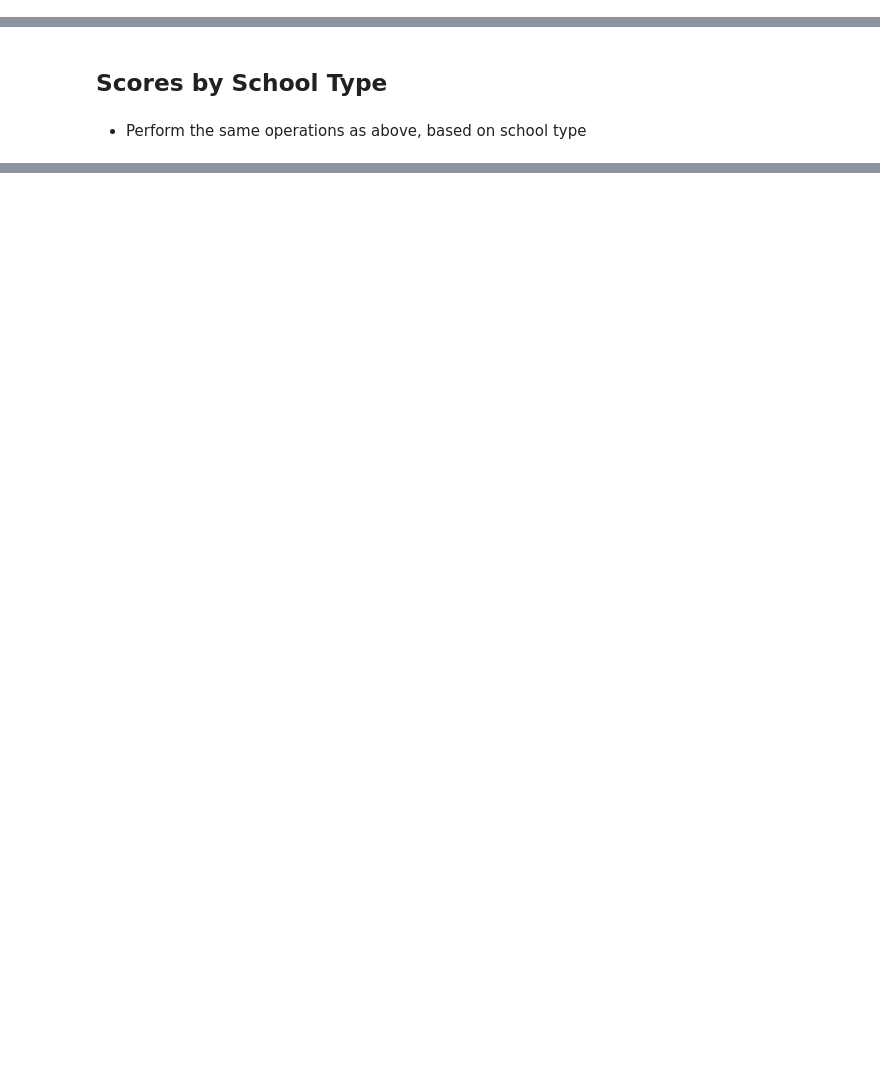
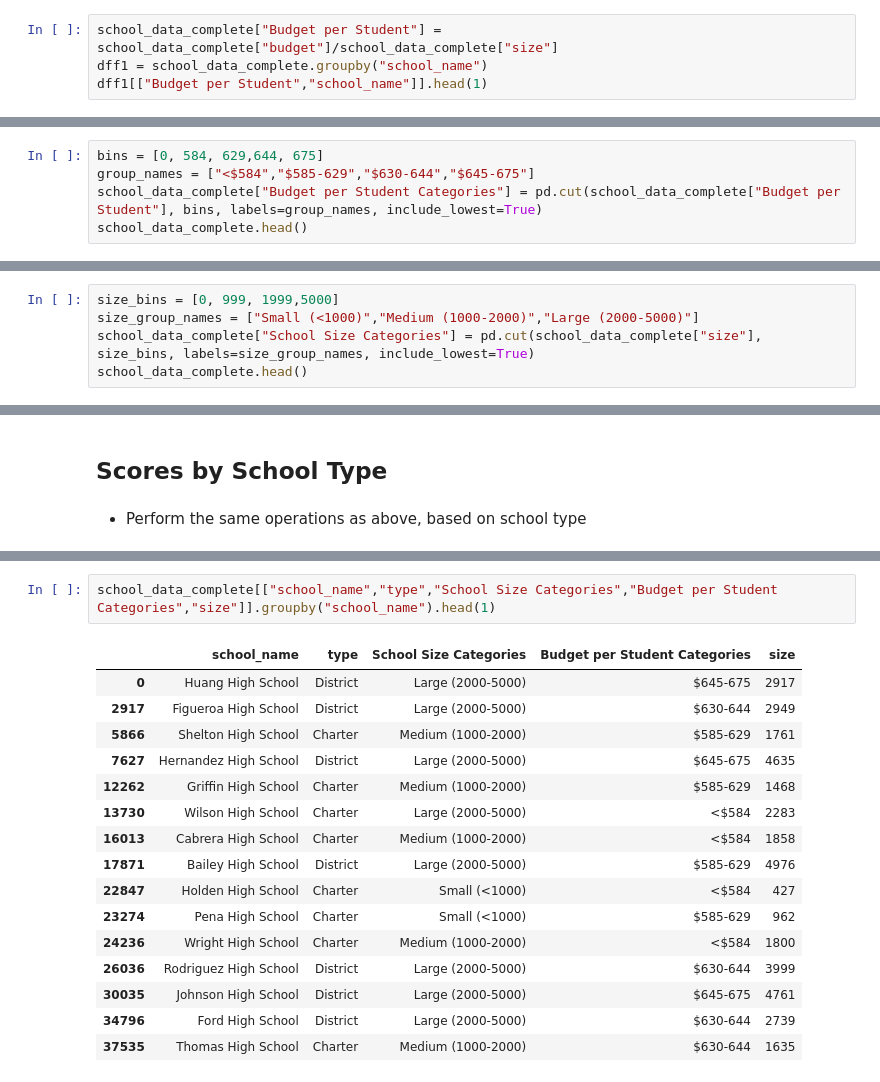
Before and after one commit to jwr1969/pandas-challenge, a Jupyter notebook: PyCitySchools_Solution.ipynb, the cells around one changed output, grey strips where cells are left out. Cells and saved outputs as stored; diff of their text form; blank space fills up the shorter version.

```diff
--- a/PyCitySchools_Solution.ipynb
+++ b/PyCitySchools_Solution.ipynb
@@ -287,0 +297,4 @@ school_data_complete.groupby("school_name").unique()
+# %%
+school_data_complete["Budget per Student"] = school_data_complete["budget"]/school_data_complete["size"]
+dff1 = school_data_complete.groupby("school_name")
+dff1[["Budget per Student","school_name"]].head(1)
@@ -287,0 +318,5 @@ school_data_complete.groupby("school_name").unique()
+# %%
+bins = [0, 584, 629,644, 675]
+group_names = ["<$584","$585-629","$630-644","$645-675"]
+school_data_complete["Budget per Student Categories"] = pd.cut(school_data_complete["Budget per Student"], bins, labels=group_names, include_lowest=True)
+school_data_complete.head()
@@ -298,0 +400,5 @@ school_data_complete.groupby("school_name").unique()
+# %%
+size_bins = [0, 999, 1999,5000]
+size_group_names = ["Small (<1000)","Medium (1000-2000)","Large (2000-5000)"]
+school_data_complete["School Size Categories"] = pd.cut(school_data_complete["size"], size_bins, labels=size_group_names, include_lowest=True)
+school_data_complete.head()
@@ -308,0 +470,19 @@ school_data_complete.groupby("school_name").unique()
+# %%
+school_data_complete[["school_name","type","School Size Categories","Budget per Student Categories","size"]].groupby("school_name").head(1)
+# %% [output]
+|  | school_name | type | School Size Categories | Budget per Student Categories | size |
+| 0 | Huang High School | District | Large (2000-5000) | $645-675 | 2917 |
+| 2917 | Figueroa High School | District | Large (2000-5000) | $630-644 | 2949 |
+| 5866 | Shelton High School | Charter | Medium (1000-2000) | $585-629 | 1761 |
+| 7627 | Hernandez High School | District | Large (2000-5000) | $645-675 | 4635 |
+| 12262 | Griffin High School | Charter | Medium (1000-2000) | $585-629 | 1468 |
+| 13730 | Wilson High School | Charter | Large (2000-5000) | <$584 | 2283 |
+| 16013 | Cabrera High School | Charter | Medium (1000-2000) | <$584 | 1858 |
+| 17871 | Bailey High School | District | Large (2000-5000) | $585-629 | 4976 |
+| 22847 | Holden High School | Charter | Small (<1000) | <$584 | 427 |
+| 23274 | Pena High School | Charter | Small (<1000) | $585-629 | 962 |
+| 24236 | Wright High School | Charter | Medium (1000-2000) | <$584 | 1800 |
+| 26036 | Rodriguez High School | District | Large (2000-5000) | $630-644 | 3999 |
+| 30035 | Johnson High School | District | Large (2000-5000) | $645-675 | 4761 |
+| 34796 | Ford High School | District | Large (2000-5000) | $630-644 | 2739 |
+| 37535 | Thomas High School | Charter | Medium (1000-2000) | $630-644 | 1635 |
```
Also changed, not shown: parts of 20 cells of this notebook.
